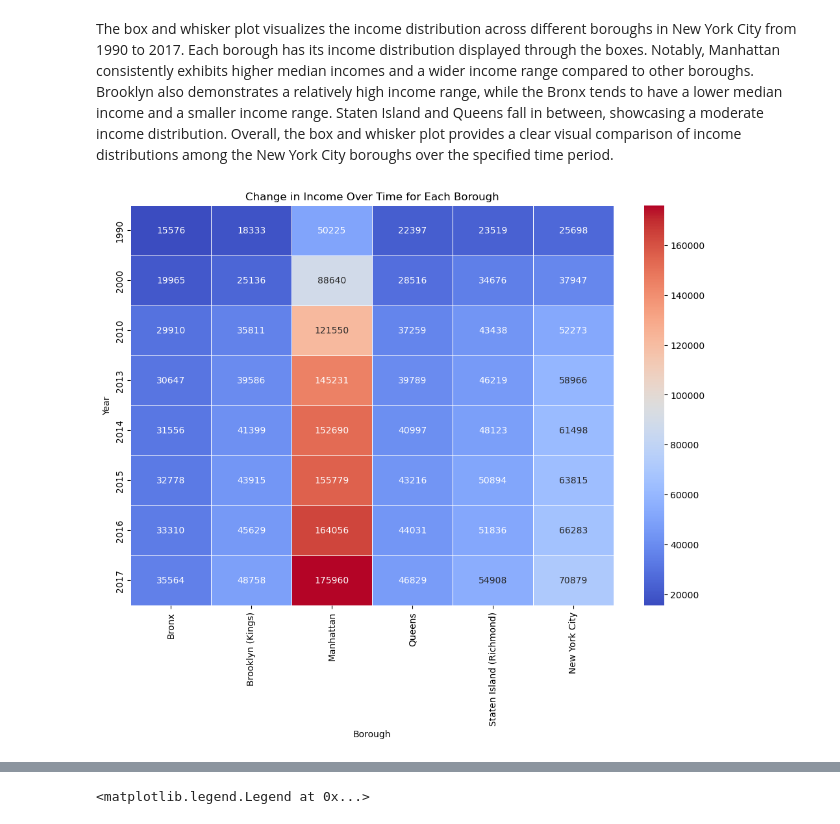
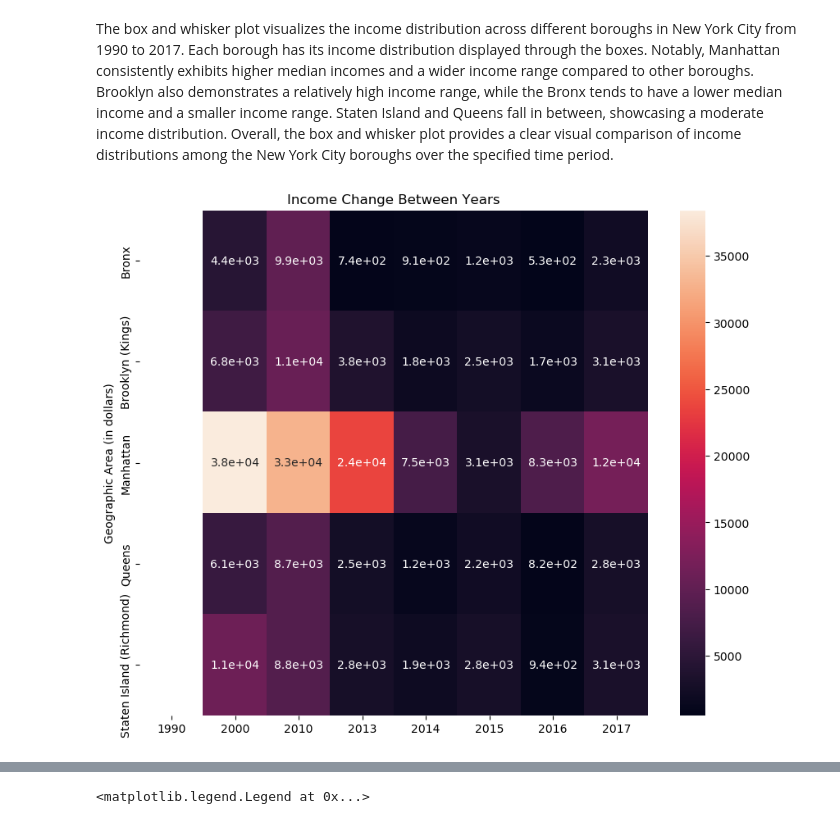
Before and after one commit to anikasparkle22/Info2950_final, a Jupyter notebook: Info 2950 Final.ipynb, the cells around one changed output, grey strips where cells are left out. Saved outputs shown, nothing was run; the diff lists cells and outputs as text; code cells hidden in the pictures.

```diff
--- a/Info 2950 Final.ipynb
+++ b/Info 2950 Final.ipynb
@@ -465,16 +461,10 @@ plt.show()
 The box and whisker plot visualizes the income distribution across different boroughs in New York City from 1990 to 2017. Each borough has its income distribution displayed through the boxes.
 Notably, Manhattan consistently exhibits higher median incomes and a wider income range compared to other boroughs. Brooklyn also demonstrates a relatively high income range, while the Bronx tends to have a lower median income and a smaller income range. Staten Island and Queens fall in between, showcasing a moderate income distribution. Overall, the box and whisker plot provides a clear visual comparison of income distributions among the New York City boroughs over the specified time period.
 # %%
-nyc_income
-
-nyc_income_change_transposed = nyc_income.set_index('Geographic Area (in dollars)').T
-
-# Create a heatmap
-plt.figure(figsize=(12, 8))
-sns.heatmap(nyc_income_change_transposed, cmap='coolwarm', annot=True, fmt='d', linewidths=.5)
-plt.title('Change in Income Over Time for Each Borough')
-plt.xlabel('Borough')
-plt.ylabel('Year')
+income_diff = nyc_income[:-1].set_index('Geographic Area (in dollars)').diff(axis=1)
+plt.figure(figsize=(10, 8))
+sns.heatmap(income_diff, annot=True)
+plt.title('Income Change Between Years')
 plt.show()
 # %% [output]
-[figure, old version]
+[figure, new version]
```
Also changed, not shown: parts of 27 cells of this notebook.
